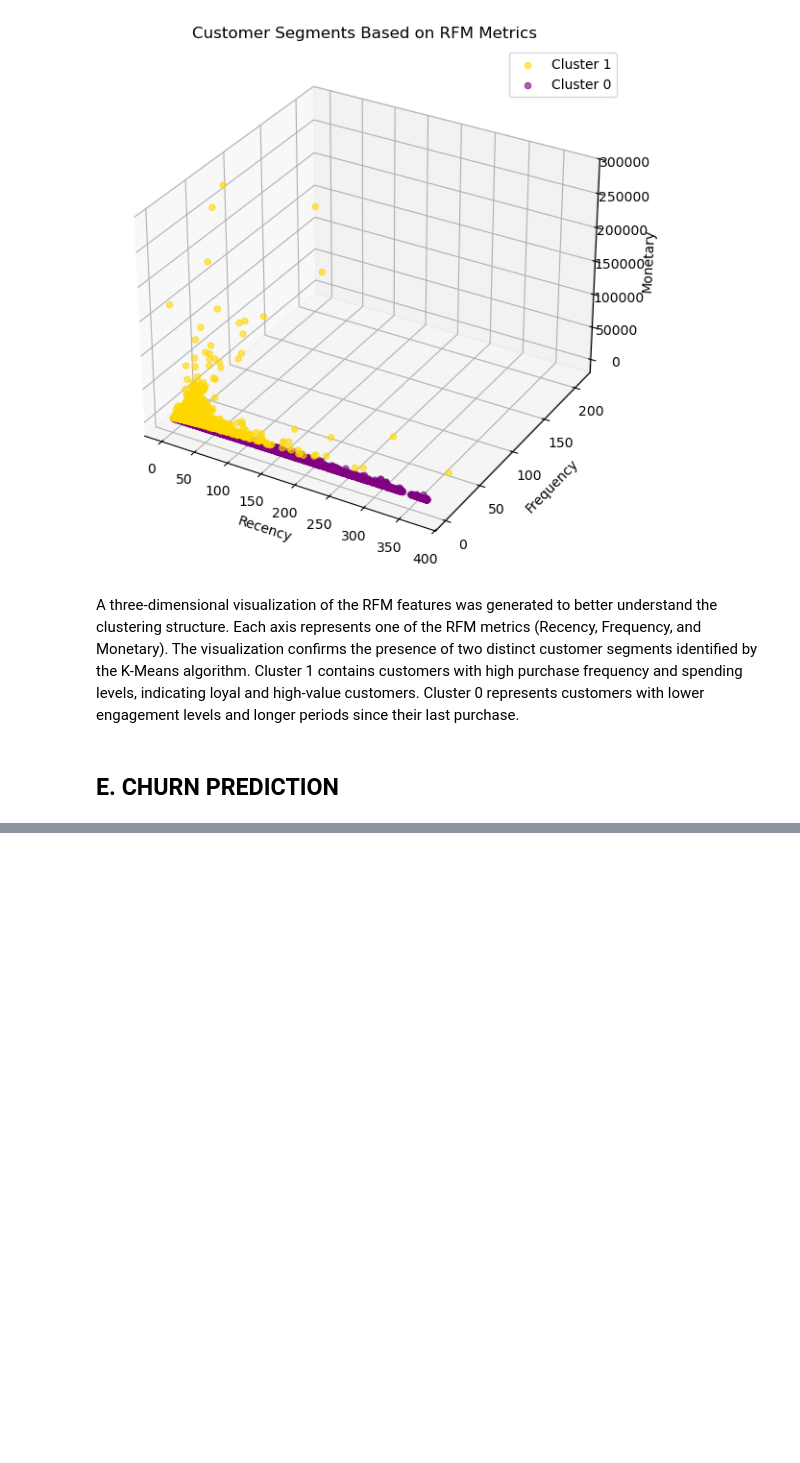
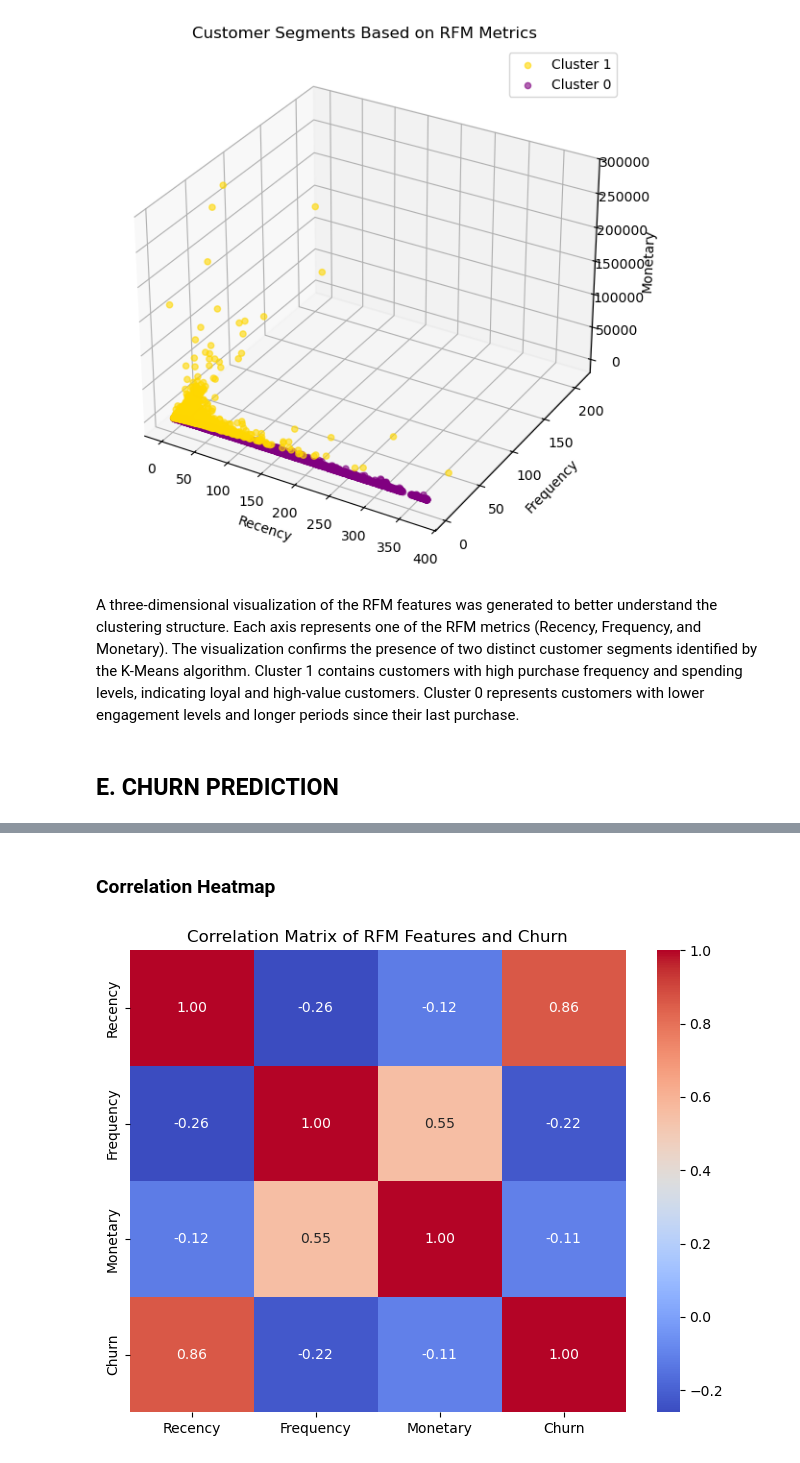
Before and after one commit to Pamela-Chebii/Consumer-Behavior-Analytics-Using-Transaction-Data, a Jupyter notebook: index.ipynb, the cells around one changed output, grey strips where cells are left out. Drawn from its saved outputs; the diff is of its cells as text; code cells hidden in the pictures; blank space fills up the shorter version.

```diff
--- a/index.ipynb
+++ b/index.ipynb
@@ -606,0 +647,19 @@ A three-dimensional visualization of the RFM features was generated to better un
+# %% [markdown]
+### Correlation Heatmap
+# %%
+import seaborn as sns
+import matplotlib.pyplot as plt
+
+plt.figure(figsize=(8,6))
+
+sns.heatmap(
+    rfm[['Recency','Frequency','Monetary','Churn']].corr(),
+    annot=True,
+    cmap='coolwarm',
+    fmt=".2f"
+)
+
+plt.title('Correlation Matrix of RFM Features and Churn')
+plt.show()
+# %% [output]
+[figure, added]
```
Also changed, not shown: parts of 19 cells of this notebook.
